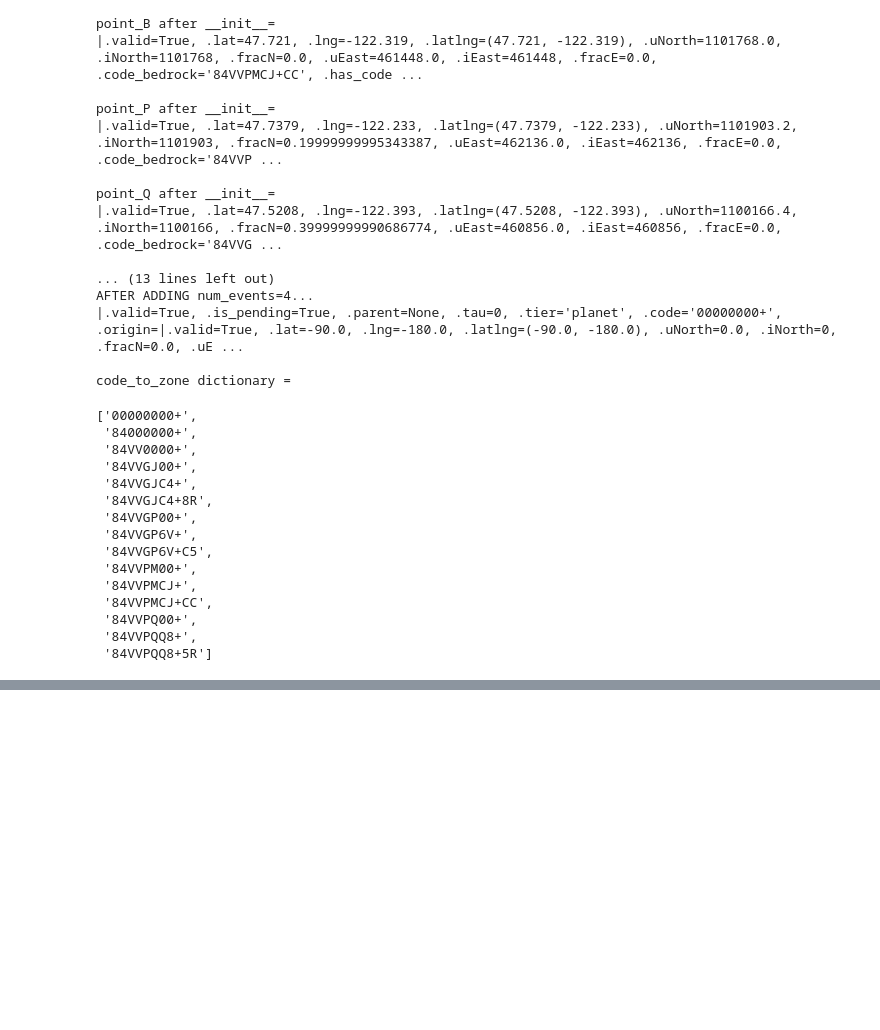
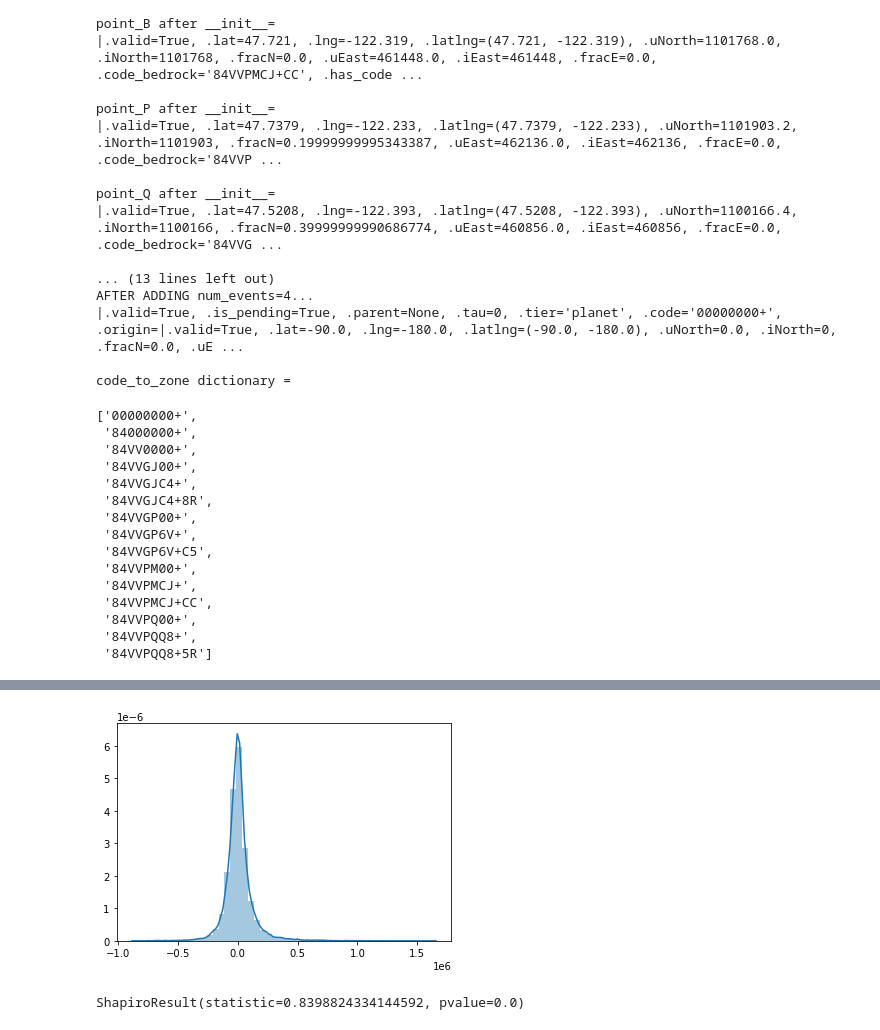
Before and after one commit to korinzumike/dsc-phase-2-project-online, a Jupyter notebook: collins_project2.ipynb, the cells around one changed output, grey strips where cells are left out. Drawn from its saved outputs; the diff is of its cells as text; code cells hidden in the pictures; blank space fills up the shorter version.

```diff
--- a/collins_project2.ipynb
+++ b/collins_project2.ipynb
@@ -1436,0 +1647,14 @@ repr(events_KNN[-1])
+# %%
+sns.distplot(residuals)
+plt.show()
+# %% [output]
+[figure, added]
+# %%
+# How can we test that our residuals are normal?
+# H0: data is normal
+# HA: data is not normal
+scs.shapiro(residuals)
+
+# p = 0.87 -> fail to reject the null, therefore residuals are normally distributed
+# %% [output]
+ShapiroResult(statistic=0.8398824334144592, pvalue=0.0)
```
Also changed, not shown: parts of 10 cells of this notebook, 3 other files.
